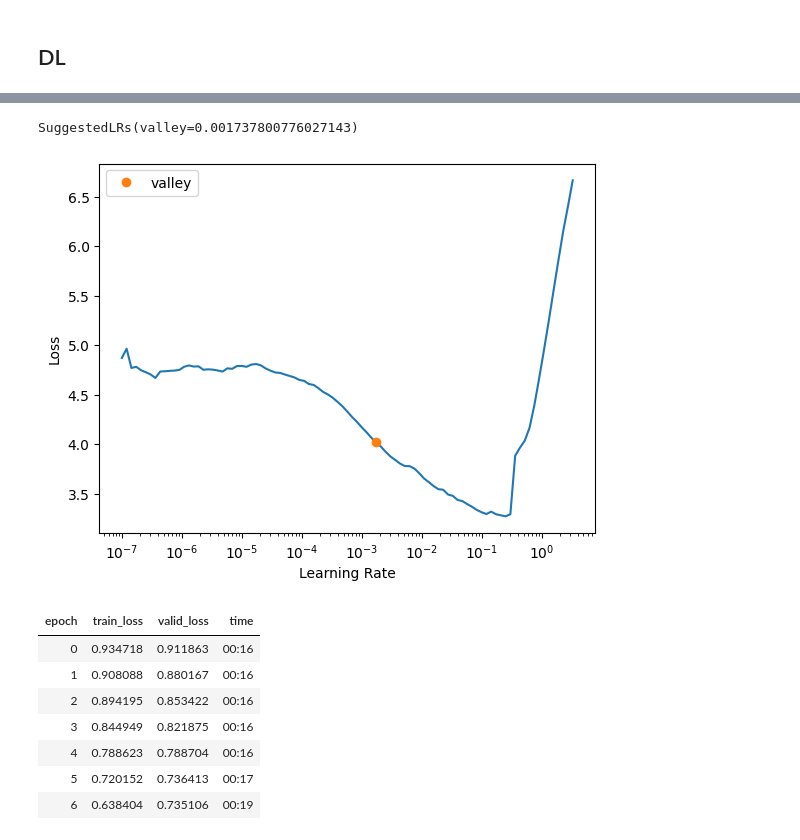
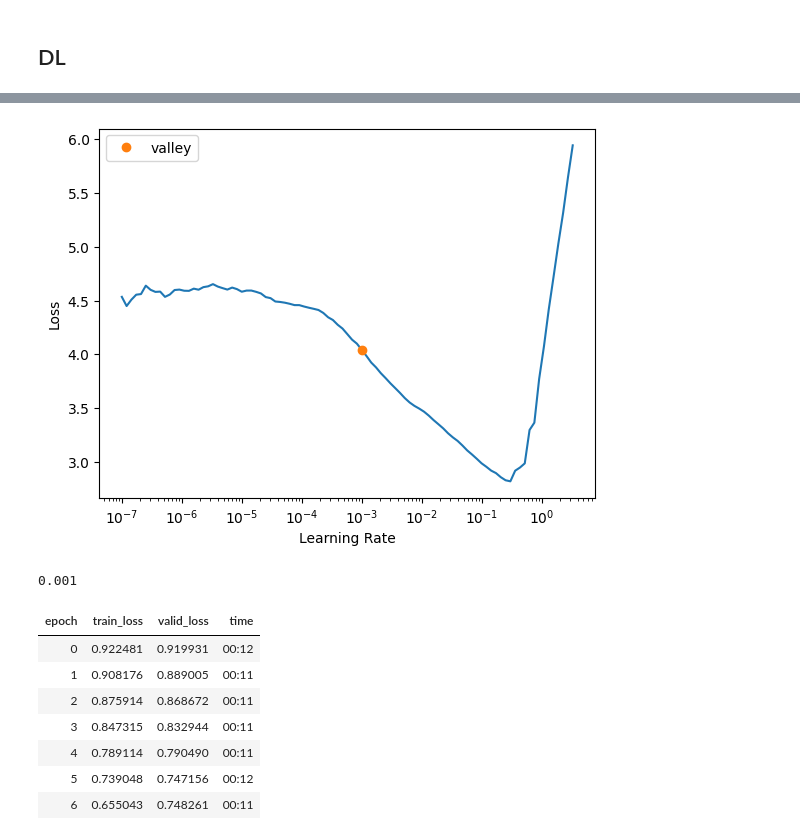
Before and after one commit to intelia-agility/mlspecialisation, a Jupyter notebook: usecase2/notebooks/03-Recommendation-FastAI.ipynb, the cells around one changed output, grey strips where cells are left out. Saved outputs shown, nothing was run; the diff lists cells and outputs as text; code cells hidden in the pictures.

```diff
--- a/usecase2/notebooks/03-Recommendation-FastAI.ipynb
+++ b/usecase2/notebooks/03-Recommendation-FastAI.ipynb
@@ -61,13 +61,19 @@ dls = CollabDataLoaders.from_df(ratings, bs=512, seed=random_seed)
 ## DL
 # %%
 # learn = collab_learner(dls, emb_szs={'user': 5, 'item': 5}, n_factors=10, use_nn=True, y_range=(0, 10))
-learn = collab_learner(dls, n_factors=160, use_nn=True, y_range=(0, 10))
+learn = collab_learner(dls, use_nn=True, y_range=(0, 10))
 
-learn.lr_find(stop_div=False)
+with warnings.catch_warnings():
+    warnings.filterwarnings("ignore", category=UserWarning)
+    learn.lr_find(stop_div=False)
+    dir(learn.recorder)
 # %% [output]
 [interactive output not drawn]
-SuggestedLRs(valley=0.001737800776027143)
-[figure, old version]
+[figure, new version]
+# %%
+learn.recorder.lr
+# %% [output]
+0.001
 # %%
 # learn = collab_learner(dls, n_factors=160, use_nn=True, y_range=(0, 10))
 import warnings
@@ -88,13 +94,13 @@ with warnings.catch_warnings():
 # 0.731576
 # %% [output]
 | epoch | train_loss | valid_loss | time |
-| 0 | 0.934718 | 0.911863 | 00:16 |
-| 1 | 0.908088 | 0.880167 | 00:16 |
-| 2 | 0.894195 | 0.853422 | 00:16 |
-| 3 | 0.844949 | 0.821875 | 00:16 |
-| 4 | 0.788623 | 0.788704 | 00:16 |
-| 5 | 0.720152 | 0.736413 | 00:17 |
-| 6 | 0.638404 | 0.735106 | 00:19 |
+| 0 | 0.922481 | 0.919931 | 00:12 |
+| 1 | 0.908176 | 0.889005 | 00:11 |
+| 2 | 0.875914 | 0.868672 | 00:11 |
+| 3 | 0.847315 | 0.832944 | 00:11 |
+| 4 | 0.789114 | 0.790490 | 00:11 |
+| 5 | 0.739048 | 0.747156 | 00:12 |
+| 6 | 0.655043 | 0.748261 | 00:11 |
 # %%
 learn.recorder.plot_loss()
 # %% [output]
```
Also changed, not shown: parts of 11 cells of this notebook, 2 other files.
